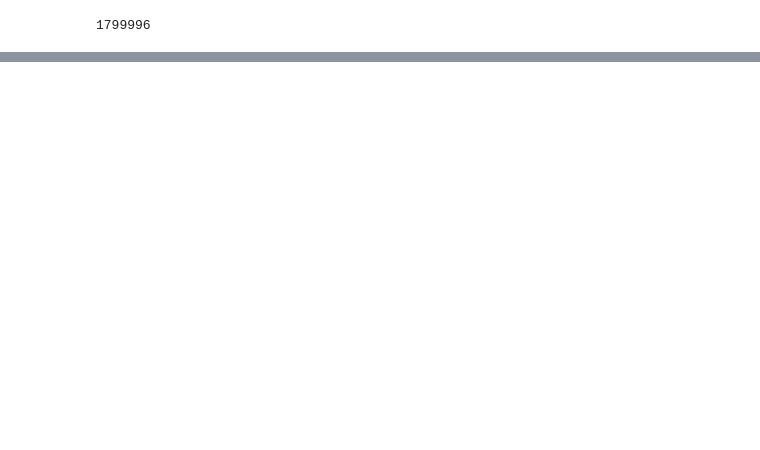
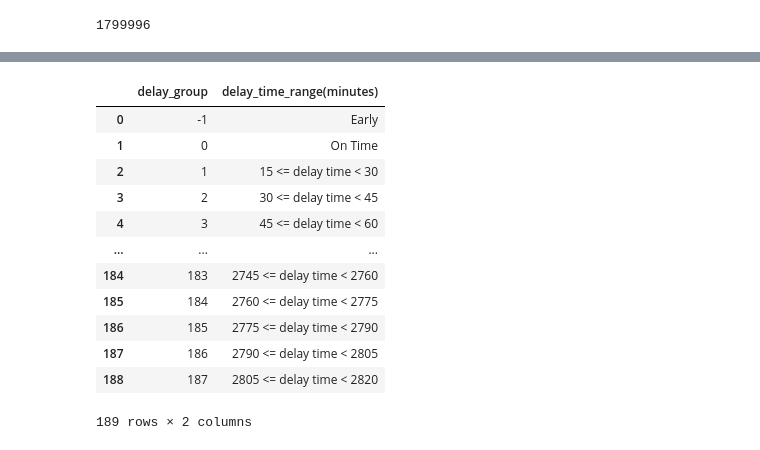
Before and after one commit to alexdinh1997/Flight_during_covid19, a Jupyter notebook: Data_explore.ipynb, the cells around one changed output, grey strips where cells are left out. Cells and saved outputs as stored; diff of their text form; code cells hidden in the pictures; blank space fills up the shorter version.

Commit message:
Complete wrangling and create table

```diff
--- a/Data_explore.ipynb
+++ b/Data_explore.ipynb
@@ -936,0 +1114,34 @@ df_1.dropDuplicates().count()
+# %%
+def create_delay_group_table():
+        """
+        Function: Create delay group table
+        param: Path of data file
+        output: delay_group df
+        """
+        data = []
+        for i in range(-1,188):
+            if i == -1:
+                data.append([-1,"Early"])
+            elif i == 0:
+                data.append([0,"On Time"])
+            else:
+                data.append([i, "{} <= delay time < {}".format(i * 15, (i + 1) * 15)])
+        return pd.DataFrame(data=data, columns=['delay_group', 'delay_time_range(minutes)'])
+# %%
+df_delay = create_delay_group_table()
+# %%
+df_delay
+# %% [output]
+|  | delay_group | delay_time_range(minutes) |
+| 0 | -1 | Early |
+| 1 | 0 | On Time |
+| 2 | 1 | 15 <= delay time < 30 |
+| 3 | 2 | 30 <= delay time < 45 |
+| 4 | 3 | 45 <= delay time < 60 |
+| ... | ... | ... |
+| 184 | 183 | 2745 <= delay time < 2760 |
+| 185 | 184 | 2760 <= delay time < 2775 |
+| 186 | 185 | 2775 <= delay time < 2790 |
+| 187 | 186 | 2790 <= delay time < 2805 |
+| 188 | 187 | 2805 <= delay time < 2820 |
+189 rows × 2 columns
```
Also changed, not shown: parts of 44 cells of this notebook, 3 other files.
